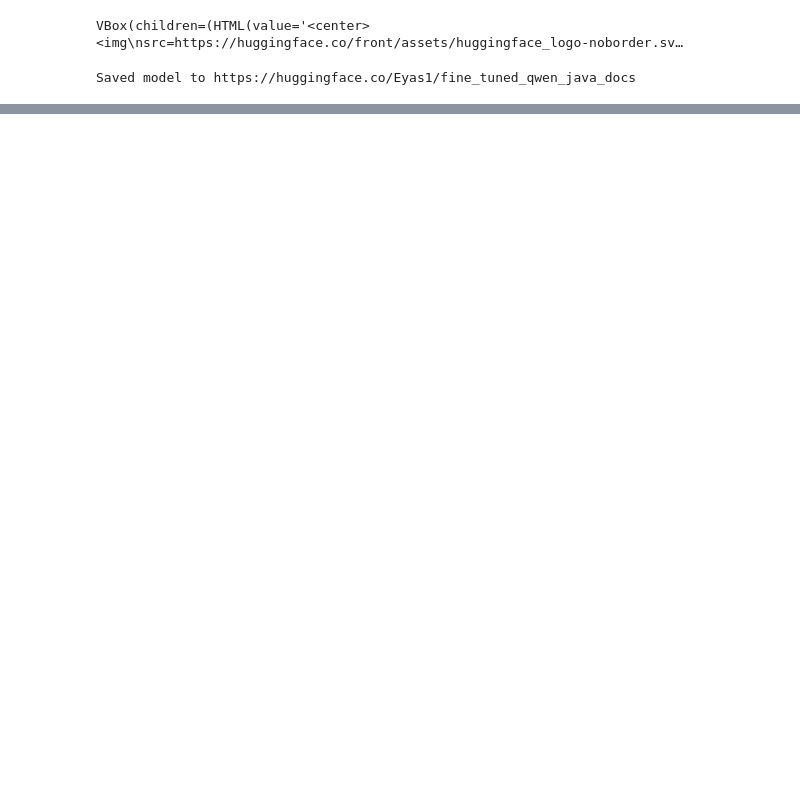
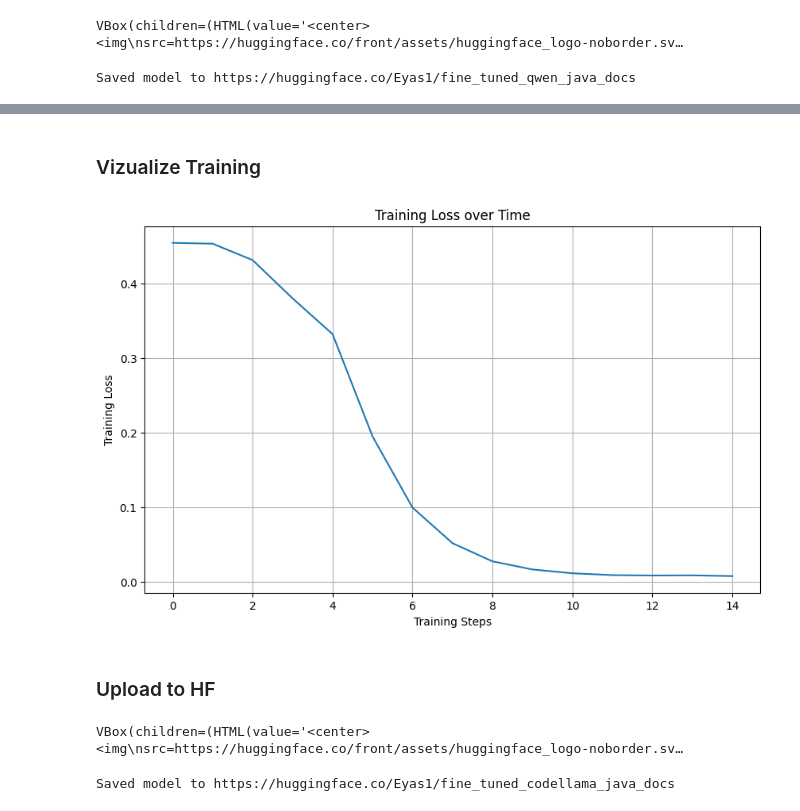
Before and after one commit to OwenZimmer1/422Project, a Jupyter notebook: notebooks/CS422FineTune.ipynb, the cells around one changed output, grey strips where cells are left out. Saved outputs shown, nothing was run; the diff lists cells and outputs as text; code cells hidden in the pictures; blank space fills up the shorter version.

```diff
--- a/notebooks/CS422FineTune.ipynb
+++ b/notebooks/CS422FineTune.ipynb
@@ -75,5 +156,5 @@ df2col.head(4)
 # %%
 # models from hugging face
 model1 = 'Qwen/Qwen2.5-Coder-0.5B-Instruct'
-model3 = 'codellama/CodeLlama-7b-hf'
+model2 = 'codellama/CodeLlama-7b-hf'
 # %% [markdown]
@@ -285,0 +302,9 @@ Saved model to https://huggingface.co/Eyas1/fine_tuned_qwen_java_docs
+# %%
+model2, tokenizer = FastLanguageModel.from_pretrained(
+    # qwen coder 0.5b
+    model_name= model2,
+    max_seq_length=max_seq_length,
+    dtype = dtype,
+    # give each model 4bit quantization or however you spell it
+    load_in_4bit= load_in_4bit
+)
@@ -285,0 +313,14 @@ Saved model to https://huggingface.co/Eyas1/fine_tuned_qwen_java_docs
+# %%
+model2 = FastLanguageModel.get_peft_model(
+    model2,
+    r = 16,
+    target_modules = ["q_proj","k_proj","v_proj","o_proj",
+                    "gate_proj","up_proj","down_proj",],
+    lora_alpha = 16,
+    lora_dropout = 0,
+    bias = "none",
+    use_gradient_checkpointing = "unsloth",
+    random_state = 3407,
+    use_rslora = False,
+    loftq_config = None,
+)
@@ -285,0 +366,2 @@ Saved model to https://huggingface.co/Eyas1/fine_tuned_qwen_java_docs
+# %%
+trainer.train()
@@ -285,0 +392,34 @@ Saved model to https://huggingface.co/Eyas1/fine_tuned_qwen_java_docs
+# %% [markdown]
+### Vizualize Training
+# %%
+import matplotlib.pyplot as plt
+import numpy as np
+# After training is complete
+training_logs = trainer.state.log_history
+# Extract loss values
+train_losses = [log.get('loss') for log in training_logs if 'loss' in log]
+steps = list(range(len(train_losses)))
+# Plot the training loss
+plt.figure(figsize=(10, 6))
+plt.plot(steps, train_losses)
+plt.xlabel('Training Steps')
+plt.ylabel('Training Loss')
+plt.title('Training Loss over Time')
+plt.grid(True)
+plt.show()
+# %% [output]
+[figure, added]
+# %% [markdown]
+### Upload to HF
+# %%
+from huggingface_hub import login
+
+# Log in first (you only need to do this once)
+login()
+
+# Push model
+model2.push_to_hub("Eyas1/fine_tuned_codellama_java_docs")
+tokenizer.push_to_hub("Eyas1/fine_tuned_codellama_java_docs")
+# %% [output]
+VBox(children=(HTML(value='<center> <img\nsrc=https://huggingface.co/front/assets/huggingface_logo-noborder.sv…
+Saved model to https://huggingface.co/Eyas1/fine_tuned_codellama_java_docs
```
Also changed, not shown: parts of 23 cells of this notebook, 4 other files.
